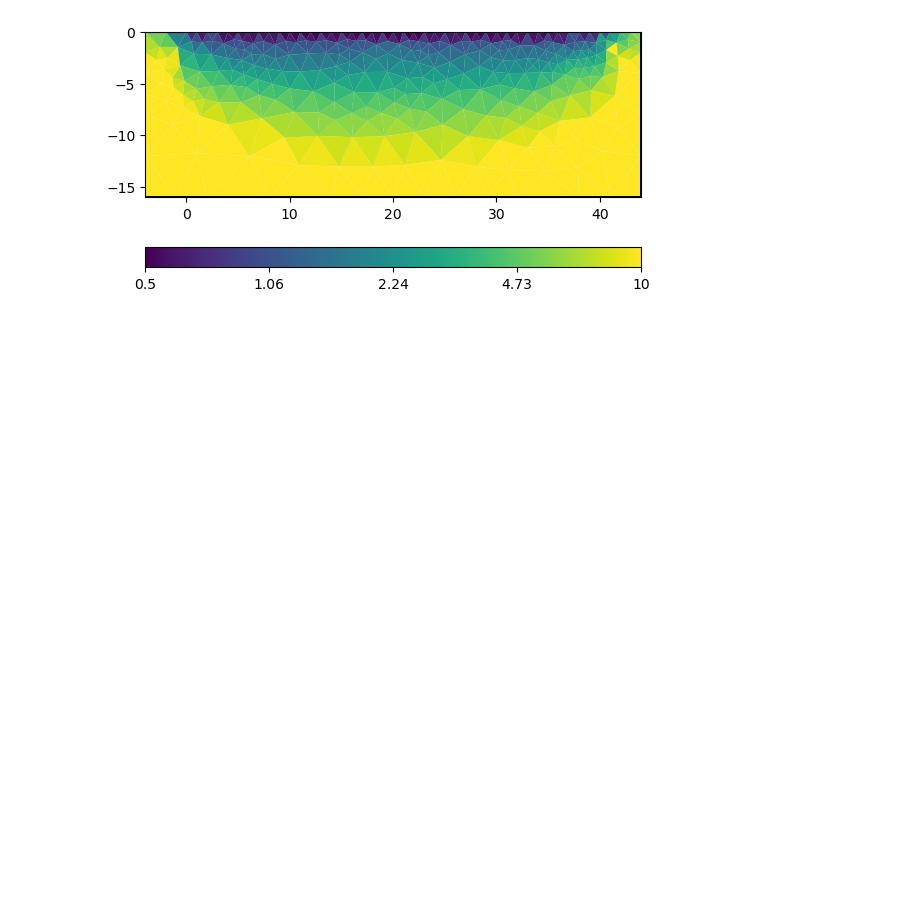
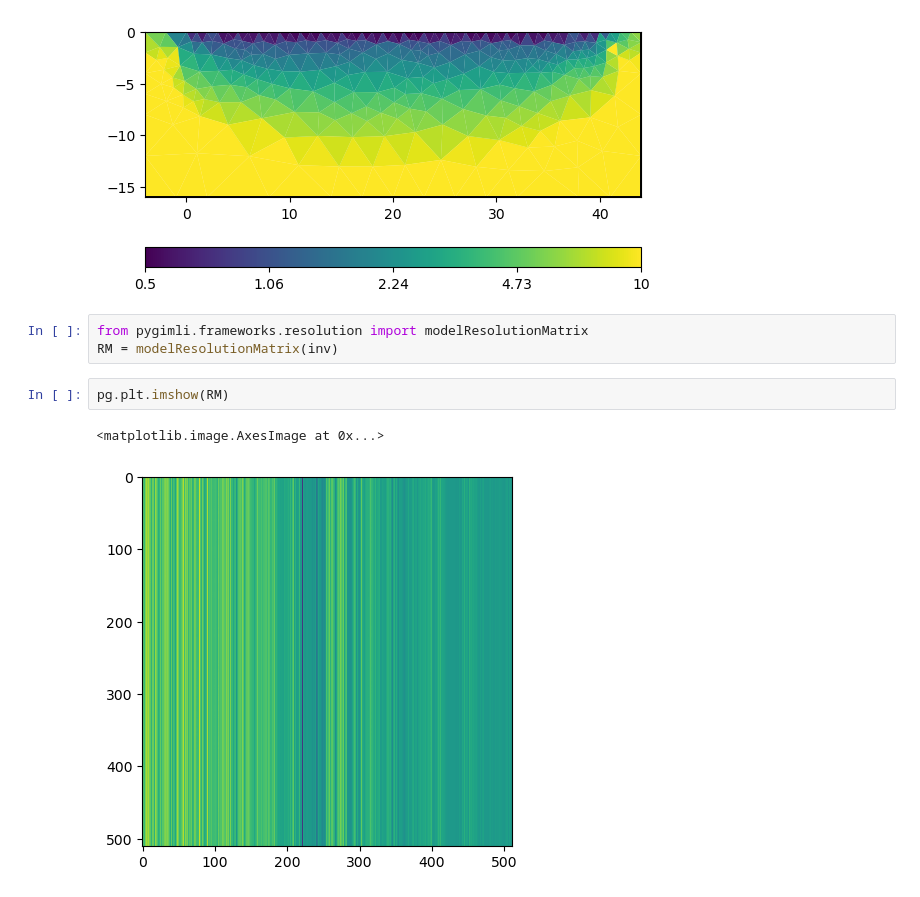
Before and after one commit to gimli-org/notebooks, a Jupyter notebook: inversion/resolution.ipynb, the cells around one changed output. Cells and saved outputs as stored; diff of their text form; blank space fills up the shorter version.

Commit message:
finish resolution

```diff
--- a/inversion/resolution.ipynb
+++ b/inversion/resolution.ipynb
@@ -136,3 +134,11 @@ pg.show(mesh, resolutionRadVec, cMin=0.5, cMax=10, logScale=True)
 # %% [output]
 (<Axes: >, <matplotlib.colorbar.Colorbar at 0x...>)
 [figure]
+# %%
+from pygimli.frameworks.resolution import modelResolutionMatrix
+RM = modelResolutionMatrix(inv)
+# %%
+pg.plt.imshow(RM)
+# %% [output]
+<matplotlib.image.AxesImage at 0x...>
+[figure, added]
```
Also changed, not shown: parts of 10 cells of this notebook.
